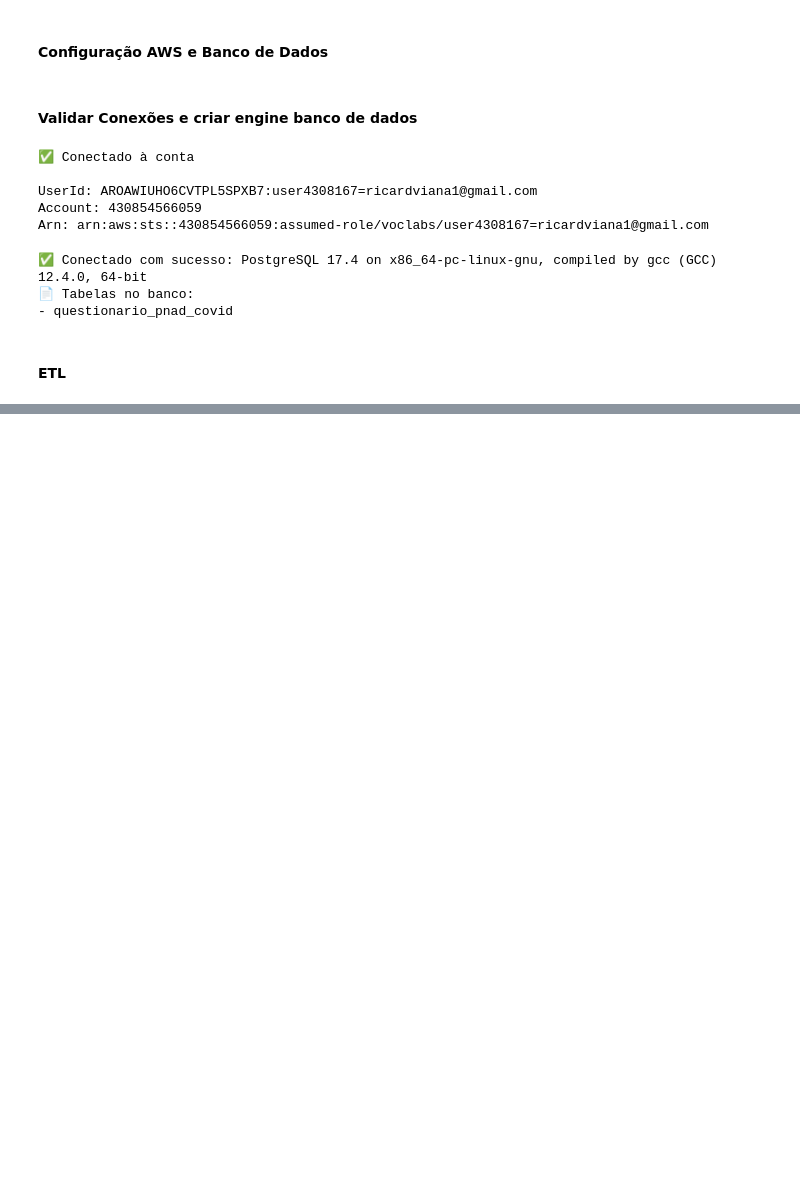
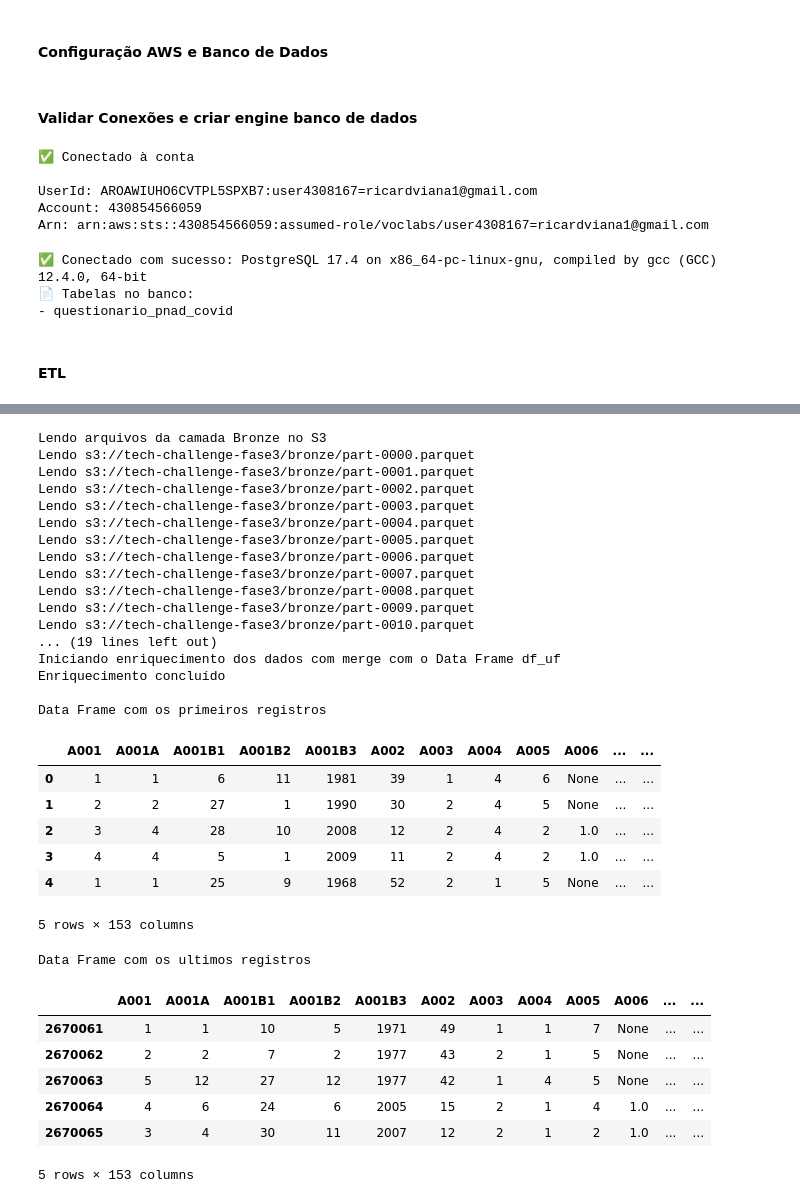
Before and after one commit to RicardViana/fiap-Big-Data, a Jupyter notebook: tech_challenge_fase_3.ipynb, the cells around one changed output, grey strips where cells are left out. Cells and saved outputs as stored; diff of their text form; code cells hidden in the pictures; blank space fills up the shorter version.

```diff
--- a/tech_challenge_fase_3.ipynb
+++ b/tech_challenge_fase_3.ipynb
@@ -508,32 +520,2 @@ Criação das pastas abortada, pois houve um problema com o bucket
 
 Processo Finalizado
-# %%
-# Bloco de código com AWSWrangler para substituir a extração manual
-
-print(f"Iniciando extração da tabela '{tabela_origem}' com awswrangler.")
-print(f"Destino: Camada Bronze em '{bronze_prefix}'")
-
-try:
-    # A função wr.s3.to_parquet faz todo o trabalho:
-    # 1. Conecta ao banco de dados usando o 'engine' do SQLAlchemy.
-    # 2. Executa a consulta SQL.
-    # 3. Lê os dados em chunks (pedaços) para não sobrecarregar a memória.
-    # 4. Escreve os dados em formato Parquet diretamente no S3.
-    # 5. O 'dataset=True' garante que os dados sejam salvos em um formato particionado
-    #    (com vários arquivos), ideal para crawlers do Glue e para performance de queries.
-
-    wr.s3.to_parquet(
-        sql=f"SELECT * FROM {tabela_origem}",
-        path=bronze_prefix,
-        con=engine,
-        chunked=True,  # Essencial para tabelas grandes, processa em pedaços
-        dataset=True,  # Salva como um dataset (ex: s3://bucket/bronze/hash.parquet)
-        index=False    # Não salva o índice do DataFrame no arquivo
-    )
-
-    print(f"\n✅ Extração concluída com sucesso!")
-    print(f"Os dados da tabela '{tabela_origem}' foram salvos em formato Parquet em '{bronze_prefix}'")
-
-except Exception as e:
-    print(f"❌ Erro durante a extração com awswrangler: {e}")
-    raise
@@ -605,7 +591,7 @@ print("Data Frame criado com sucesso")
 
 # Ler arquivos CSV PNAD COVID do S3, consolidar e gerar Data Frame
 response = s3_client.list_objects_v2(Bucket=s3_bucket, Prefix=f'{s3_subpasta_bronze}/') # Listar todos os objetos (arquivos) dentro do S3
-bronze_files = [obj['Key'] for obj in response.get('Contents', []) if obj['Key'].endswith('.csv')] # Pegar apenas arquivos .csv
+bronze_files = [obj['Key'] for obj in response.get('Contents', []) if obj['Key'].endswith('.parquet')] # Pegar apenas arquivos .csv
 lista_de_dataframes = []
 
 print("Lendo arquivos da camada Bronze no S3")
@@ -615,34 +601,71 @@ for file_key in bronze_files:
 
     file_path = f"s3://{s3_bucket}/{file_key}"
     print(f"Lendo {file_path}")
-    df_temp = pd.read_csv(file_path, storage_options=storage_options, sep=',')
+    df_temp = pd.read_parquet(file_path, storage_options=storage_options)
     lista_de_dataframes.append(df_temp)
 
 # Consolidar os data frame
 df_consolidado = pd.concat(lista_de_dataframes, ignore_index=True)
 print(f"\nConsolidação concluída e {len(df_consolidado)} linhas lidas da camada Bronze")
+
+# Converter a coluna UF para objetct
+df_consolidado["UF"] = df_consolidado["UF"].astype(str)
+df_uf["Código"] = df_uf["Código"].astype(str)
 
 # Relacionar os Data Frame
 print("\nIniciando enriquecimento dos dados com merge com o Data Frame df_uf")
 df_silver = pd.merge(
     df_consolidado,
     df_uf,
     how='left',
     left_on='UF',
     right_on='Código'
 )
 
 # Remover colunas não necessarias e ajustar o nome das colunas
 df_silver = df_silver.drop(columns=["Código"])
 df_silver = df_silver.rename(columns={"UF_x": "UF", "UF_y": "UF_Nome", "Região": "Regiao"})
 print("Enriquecimento concluído")
 
 # Ver o resultado final
 print("\nData Frame com os primeiros registros")
 display(df_silver.head(5))
 
 print("Data Frame com os ultimos registros")
 display(df_silver.tail(5))
+# %% [output]
+Lendo arquivos da camada Bronze no S3
+Lendo s3://tech-challenge-fase3/bronze/part-0000.parquet
+Lendo s3://tech-challenge-fase3/bronze/part-0001.parquet
+Lendo s3://tech-challenge-fase3/bronze/part-0002.parquet
+Lendo s3://tech-challenge-fase3/bronze/part-0003.parquet
+Lendo s3://tech-challenge-fase3/bronze/part-0004.parquet
+Lendo s3://tech-challenge-fase3/bronze/part-0005.parquet
+Lendo s3://tech-challenge-fase3/bronze/part-0006.parquet
+Lendo s3://tech-challenge-fase3/bronze/part-0007.parquet
+Lendo s3://tech-challenge-fase3/bronze/part-0008.parquet
+Lendo s3://tech-challenge-fase3/bronze/part-0009.parquet
+Lendo s3://tech-challenge-fase3/bronze/part-0010.parquet
+... (19 lines left out)
+Iniciando enriquecimento dos dados com merge com o Data Frame df_uf
+Enriquecimento concluído
+
+Data Frame com os primeiros registros
+|  | A001 | A001A | A001B1 | A001B2 | A001B3 | A002 | A003 | A004 | A005 | A006 | ... | ... |
+| 0 | 1 | 1 | 6 | 11 | 1981 | 39 | 1 | 4 | 6 | None | ... | ... |
+| 1 | 2 | 2 | 27 | 1 | 1990 | 30 | 2 | 4 | 5 | None | ... | ... |
+| 2 | 3 | 4 | 28 | 10 | 2008 | 12 | 2 | 4 | 2 | 1.0 | ... | ... |
+| 3 | 4 | 4 | 5 | 1 | 2009 | 11 | 2 | 4 | 2 | 1.0 | ... | ... |
+| 4 | 1 | 1 | 25 | 9 | 1968 | 52 | 2 | 1 | 5 | None | ... | ... |
+5 rows × 153 columns
+Data Frame com os ultimos registros
+|  | A001 | A001A | A001B1 | A001B2 | A001B3 | A002 | A003 | A004 | A005 | A006 | ... | ... |
+| 2670061 | 1 | 1 | 10 | 5 | 1971 | 49 | 1 | 1 | 7 | None | ... | ... |
+| 2670062 | 2 | 2 | 7 | 2 | 1977 | 43 | 2 | 1 | 5 | None | ... | ... |
+| 2670063 | 5 | 12 | 27 | 12 | 1977 | 42 | 1 | 4 | 5 | None | ... | ... |
+| 2670064 | 4 | 6 | 24 | 6 | 2005 | 15 | 2 | 1 | 4 | 1.0 | ... | ... |
+| 2670065 | 3 | 4 | 30 | 11 | 2007 | 12 | 2 | 1 | 2 | 1.0 | ... | ... |
+5 rows × 153 columns
 # %%
 # Salvar Data Frame df_silver na camada silver
 print(f"\nSalvando dados da camada Silver em: {caminho_saida_silver}")
```
Also changed, not shown: parts of 16 cells of this notebook.
